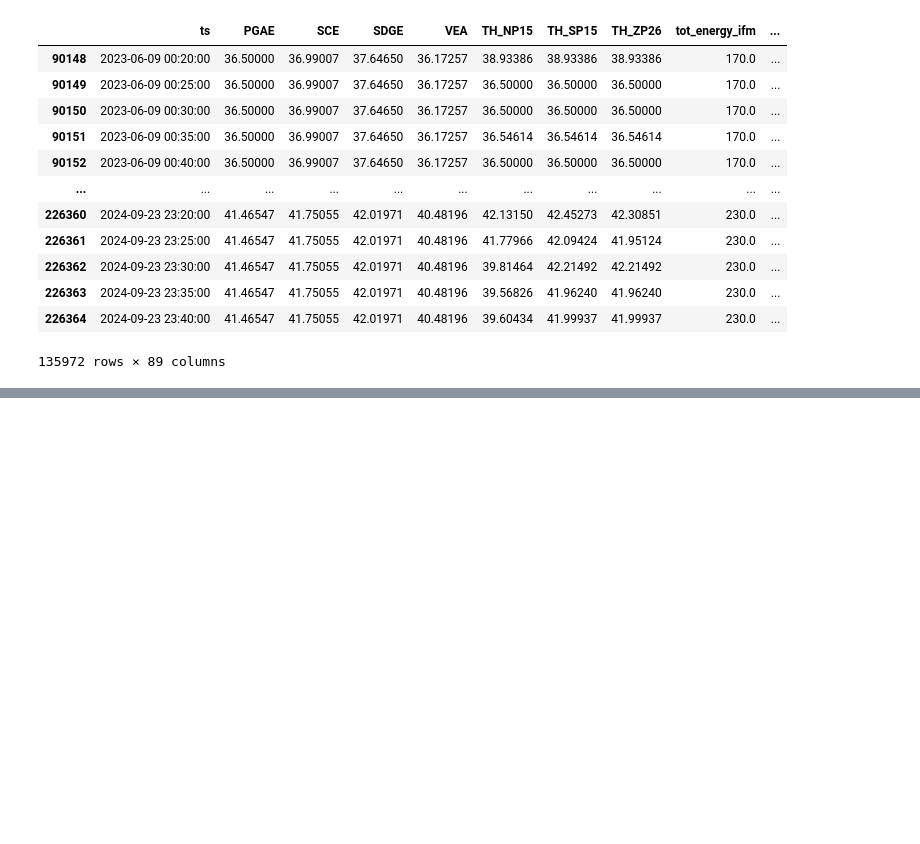
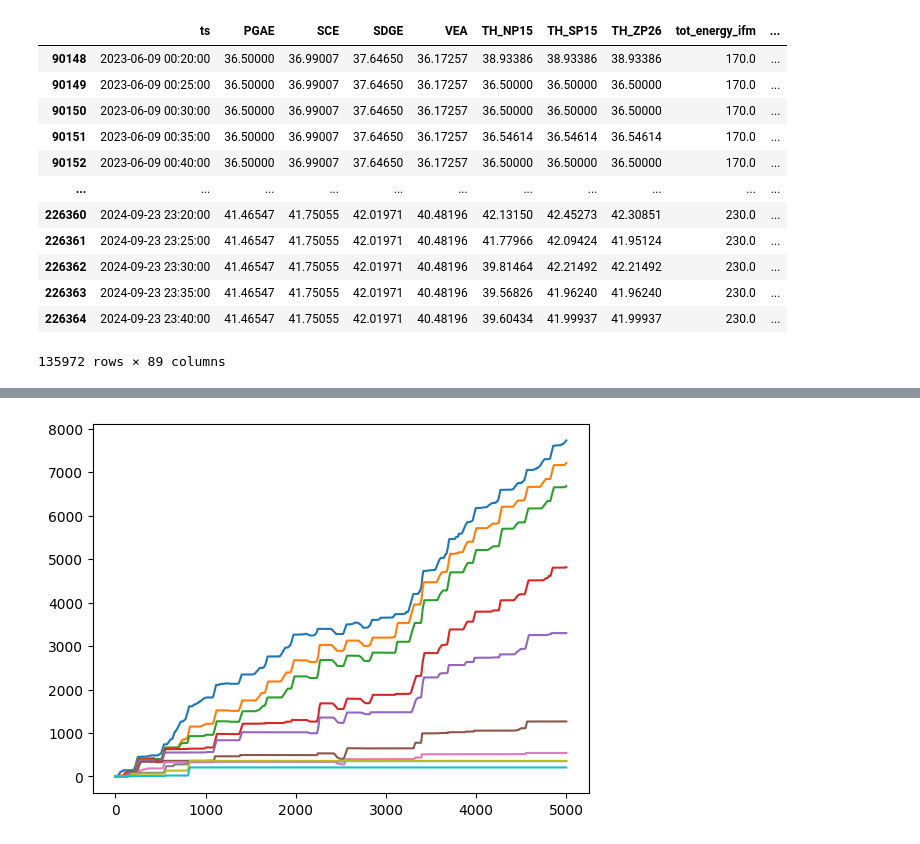
Before and after one commit to nmadev/EnergyStorageRLBidder, a Jupyter notebook: MarketSimulation.ipynb, the cells around one changed output, grey strips where cells are left out. Cells and saved outputs as stored; diff of their text form; code cells hidden in the pictures; blank space fills up the shorter version.

```diff
--- a/MarketSimulation.ipynb
+++ b/MarketSimulation.ipynb
@@ -117,0 +107,5 @@ Sim.simulate(
+# %%
+for i in range(10):
+    plt.plot(np.cumsum(honest_bidders[i].profit_hist))
+# %% [output]
+[figure, added]
```
Also changed, not shown: parts of 7 cells of this notebook, 2 other files.
